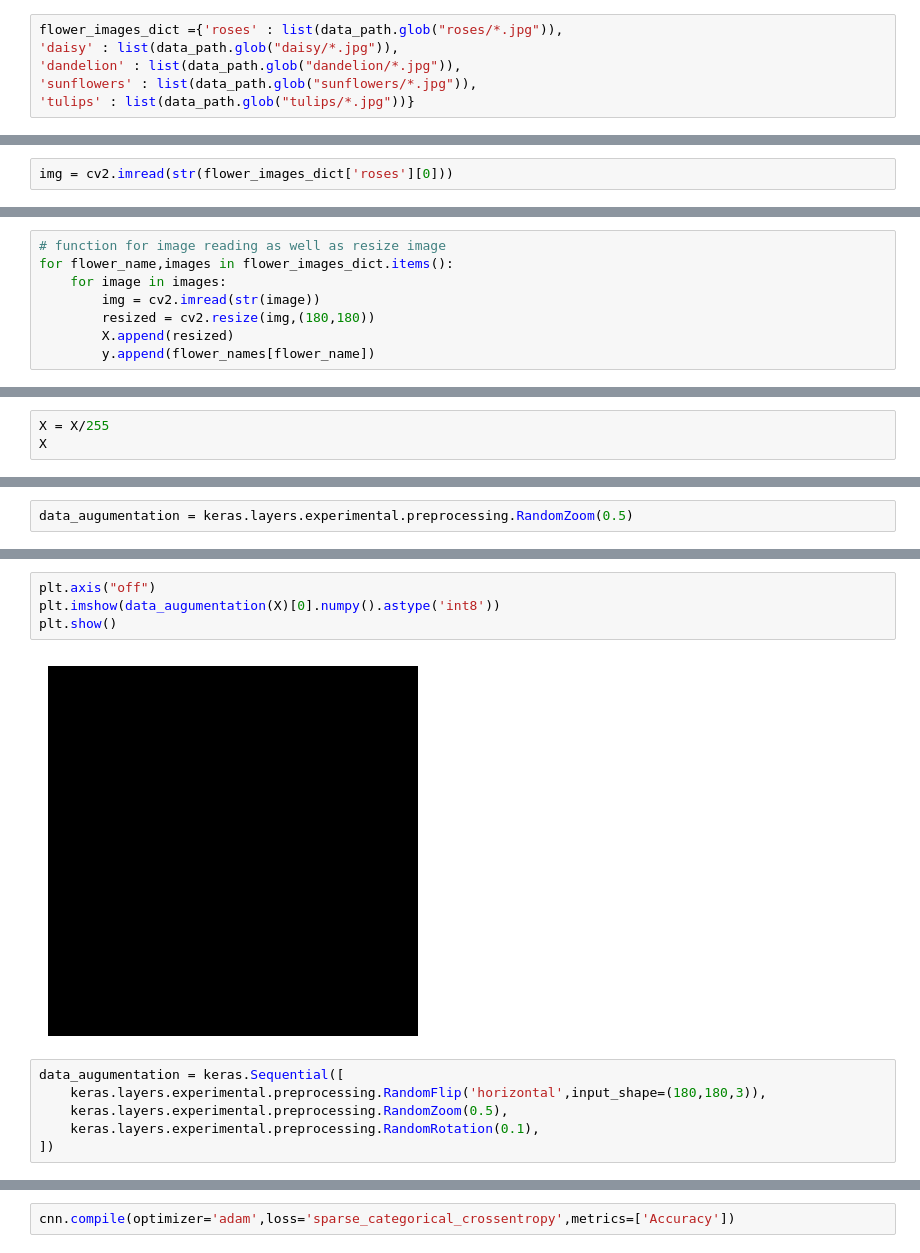
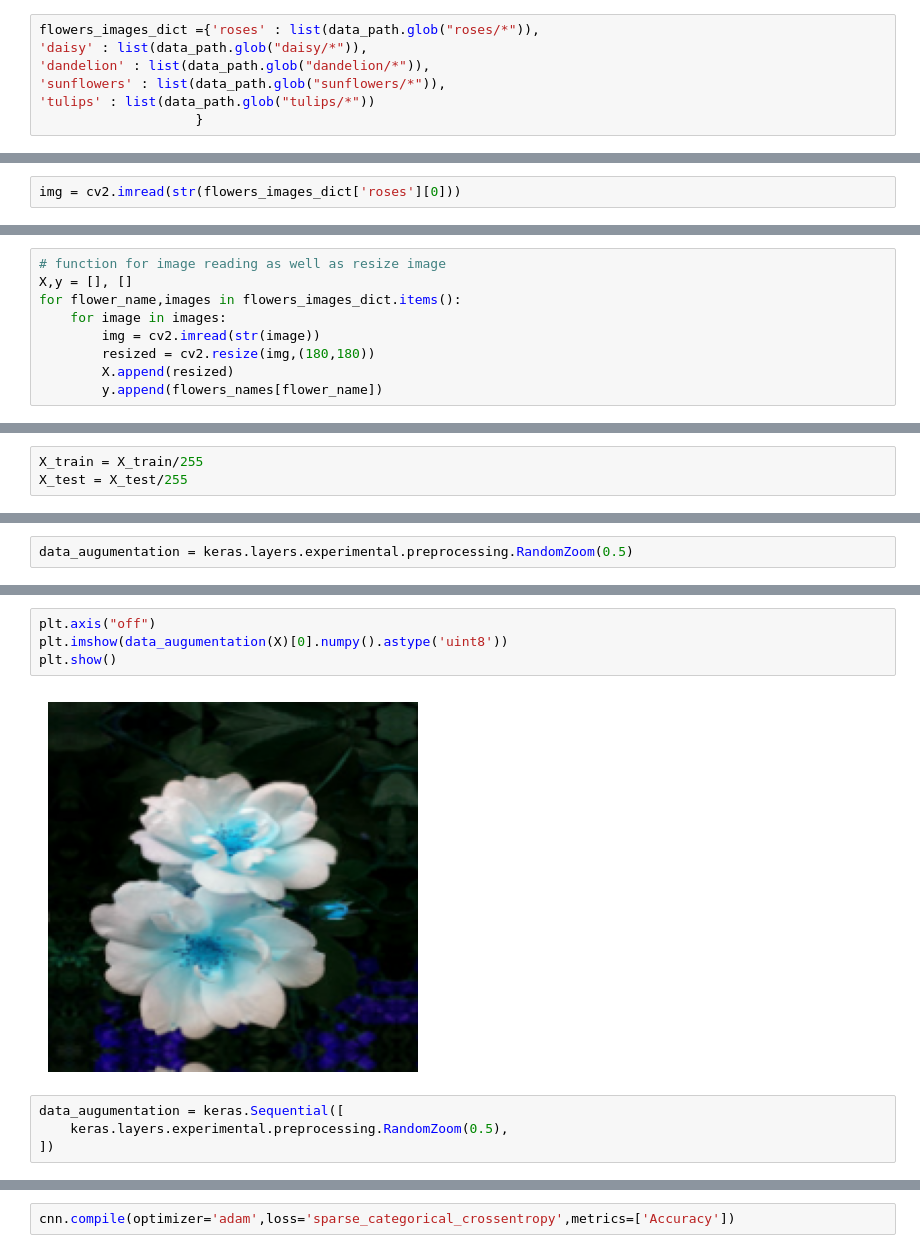
Before and after one commit to rupali99rakibe/Deep-learning, a Jupyter notebook: Data_augumentation.ipynb, the cells around one changed output, grey strips where cells are left out. Saved outputs shown, nothing was run; the diff lists cells and outputs as text.

Commit message:
how to implement data_augumentation using different method

```diff
--- a/Data_augumentation.ipynb
+++ b/Data_augumentation.ipynb
@@ -102,8 +104,9 @@ flower_names = {'roses':0,
                 'sunflowers':3,
                 'tulips':4}
 # %%
-flower_images_dict ={'roses' : list(data_path.glob("roses/*.jpg")),
-'daisy' : list(data_path.glob("daisy/*.jpg")),
-'dandelion' : list(data_path.glob("dandelion/*.jpg")),
-'sunflowers' : list(data_path.glob("sunflowers/*.jpg")),
-'tulips' : list(data_path.glob("tulips/*.jpg"))}
+flowers_images_dict ={'roses' : list(data_path.glob("roses/*")),
+'daisy' : list(data_path.glob("daisy/*")),
+'dandelion' : list(data_path.glob("dandelion/*")),
+'sunflowers' : list(data_path.glob("sunflowers/*")),
+'tulips' : list(data_path.glob("tulips/*"))
+                    }
@@ -113,7 +125,7 @@ flower_images_dict['roses'][0]
 # %% [output]
 WindowsPath('datasets/flower_photos/roses/10090824183_d02c613f10_m.jpg')
 # %%
-img = cv2.imread(str(flower_images_dict['roses'][0]))
+img = cv2.imread(str(flowers_images_dict['roses'][0]))
 # %%
 img.shape
 # %% [output]
@@ -129,11 +138,12 @@ y = []
 # %%
 # function for image reading as well as resize image
-for flower_name,images in flower_images_dict.items():
+X,y = [], []
+for flower_name,images in flowers_images_dict.items():
     for image in images:
         img = cv2.imread(str(image))
         resized = cv2.resize(img,(180,180))
         X.append(resized)
-        y.append(flower_names[flower_name])
+        y.append(flowers_names[flower_name])
 # %%
 X[123].shape
 # %% [output]
@@ -178,3 +198,3 @@ array([0, 0, 0, ..., 4, 4, 4])
 # %%
-X = X/255
-X
+X_train = X_train/255
+X_test = X_test/255
@@ -334,12 +311,10 @@ array([[[0.01068261, 0.03277606, 0.01230575],
 # %%
 plt.axis("off")
-plt.imshow(data_augumentation(X)[0].numpy().astype('int8'))
+plt.imshow(data_augumentation(X)[0].numpy().astype('uint8'))
 plt.show()
 # %% [output]
-[figure, old version]
+[figure, new version]
 # %%
 data_augumentation = keras.Sequential([
-    keras.layers.experimental.preprocessing.RandomFlip('horizontal',input_shape=(180,180,3)),
     keras.layers.experimental.preprocessing.RandomZoom(0.5),
-    keras.layers.experimental.preprocessing.RandomRotation(0.1),
 ])
```
Also changed, not shown: parts of 35 cells of this notebook.
